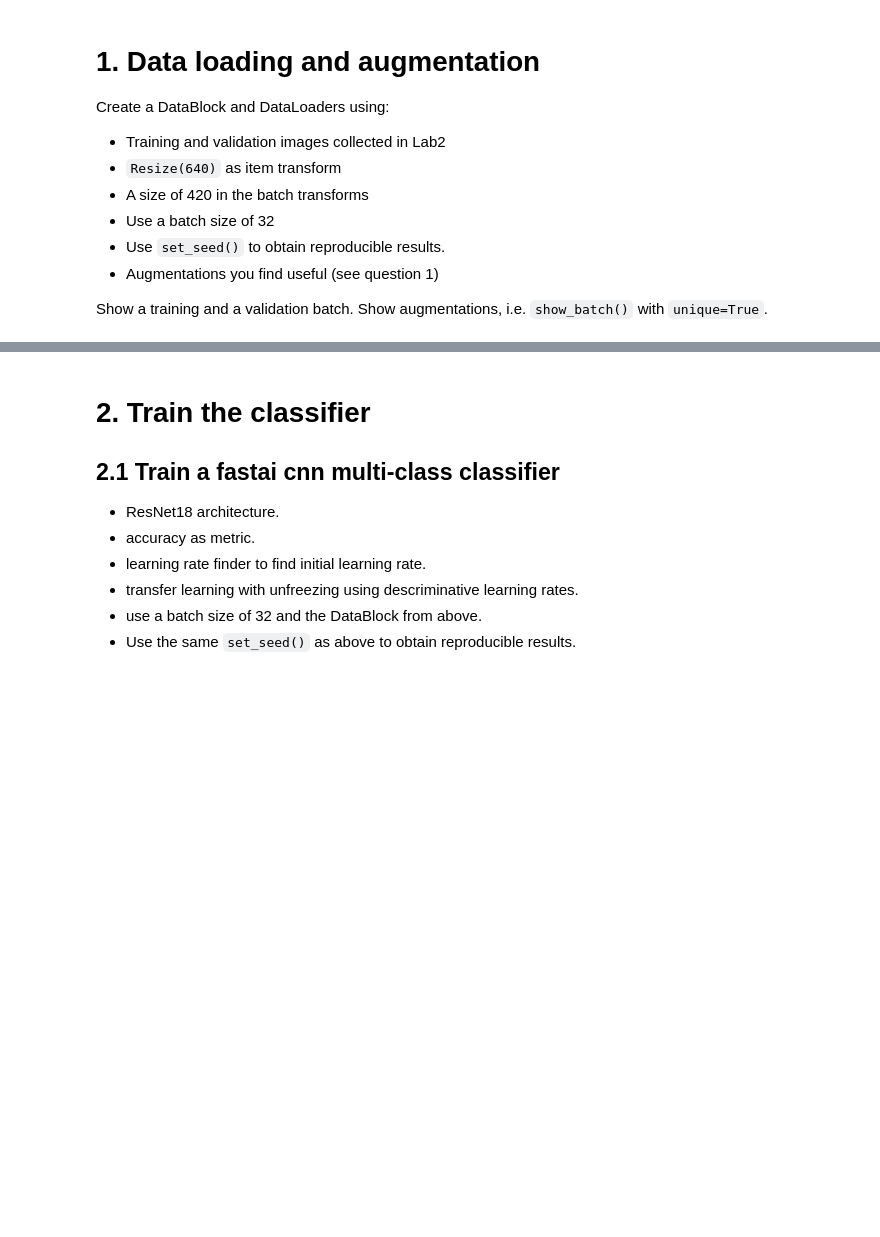
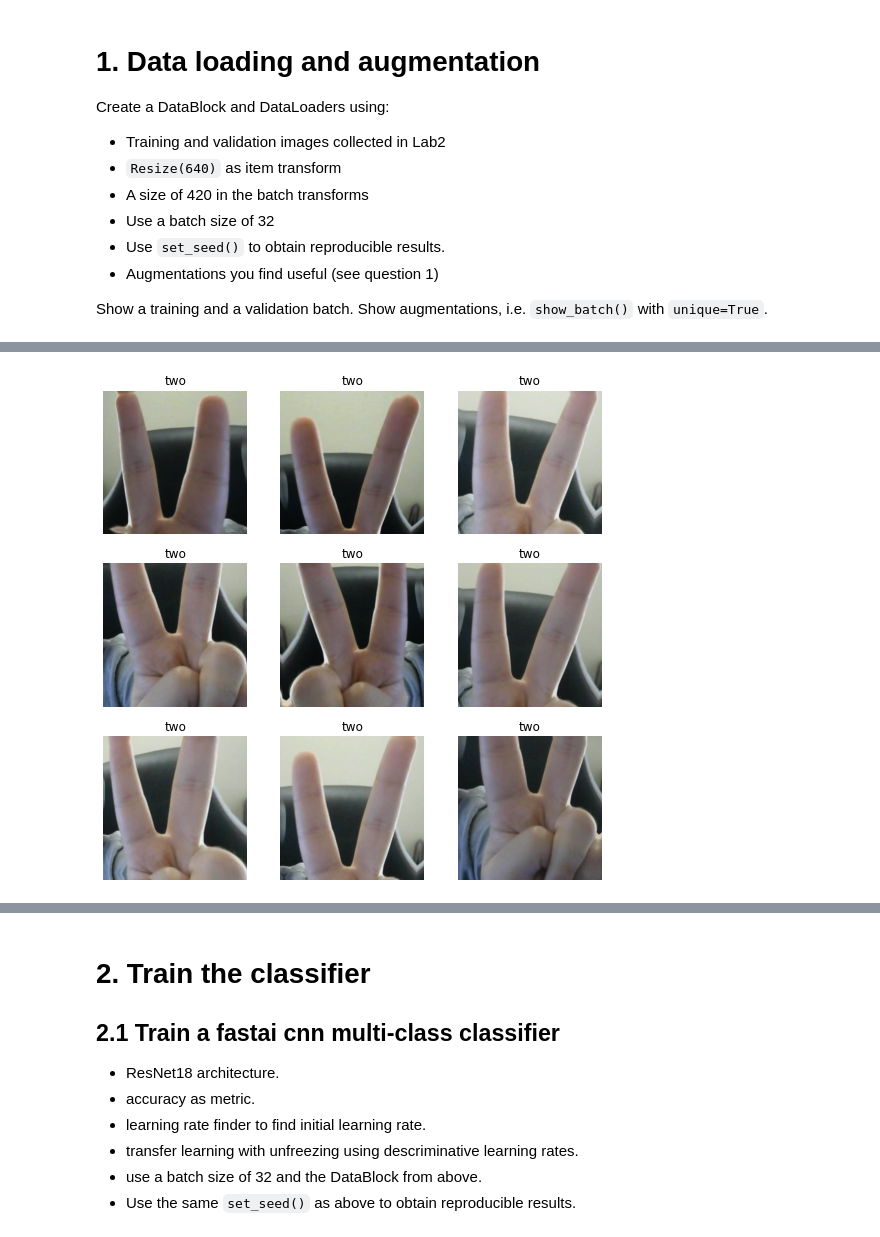
Before and after one commit to samson7722/s-m-gaming, a Jupyter notebook: lab3_train_finger_count.ipynb, the cells around one changed output, grey strips where cells are left out. Saved outputs shown, nothing was run; the diff lists cells and outputs as text; code cells hidden in the pictures; blank space fills up the shorter version.

```diff
--- a/lab3_train_finger_count.ipynb
+++ b/lab3_train_finger_count.ipynb
@@ -51,0 +43,4 @@ dls.show_batch(nrows=1, ncols=3, unique=True)
+# %%
+dls.train.show_batch(unique=True)
+# %% [output]
+[figure, added]
```
Also changed, not shown: parts of 27 cells of this notebook.
